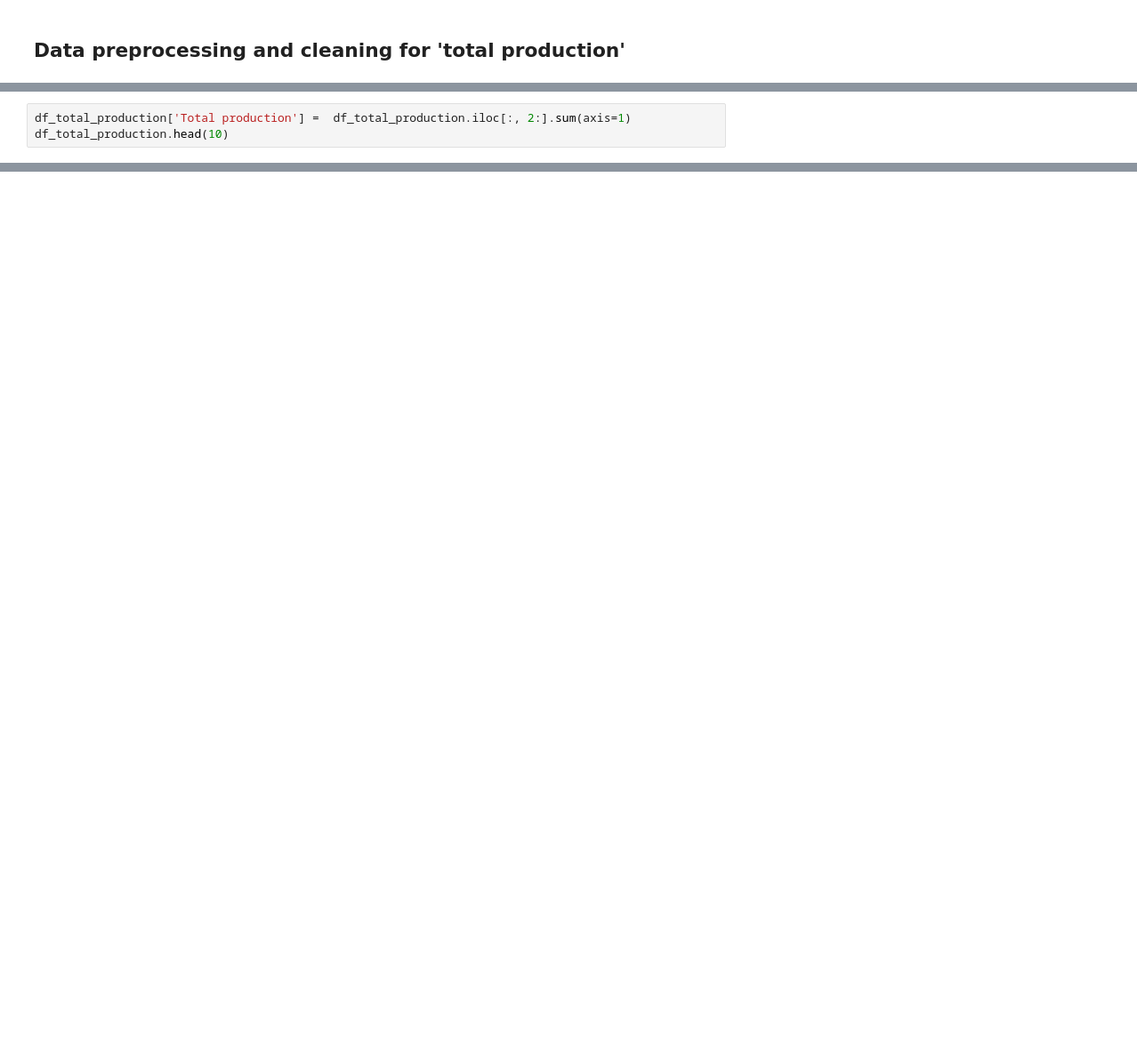
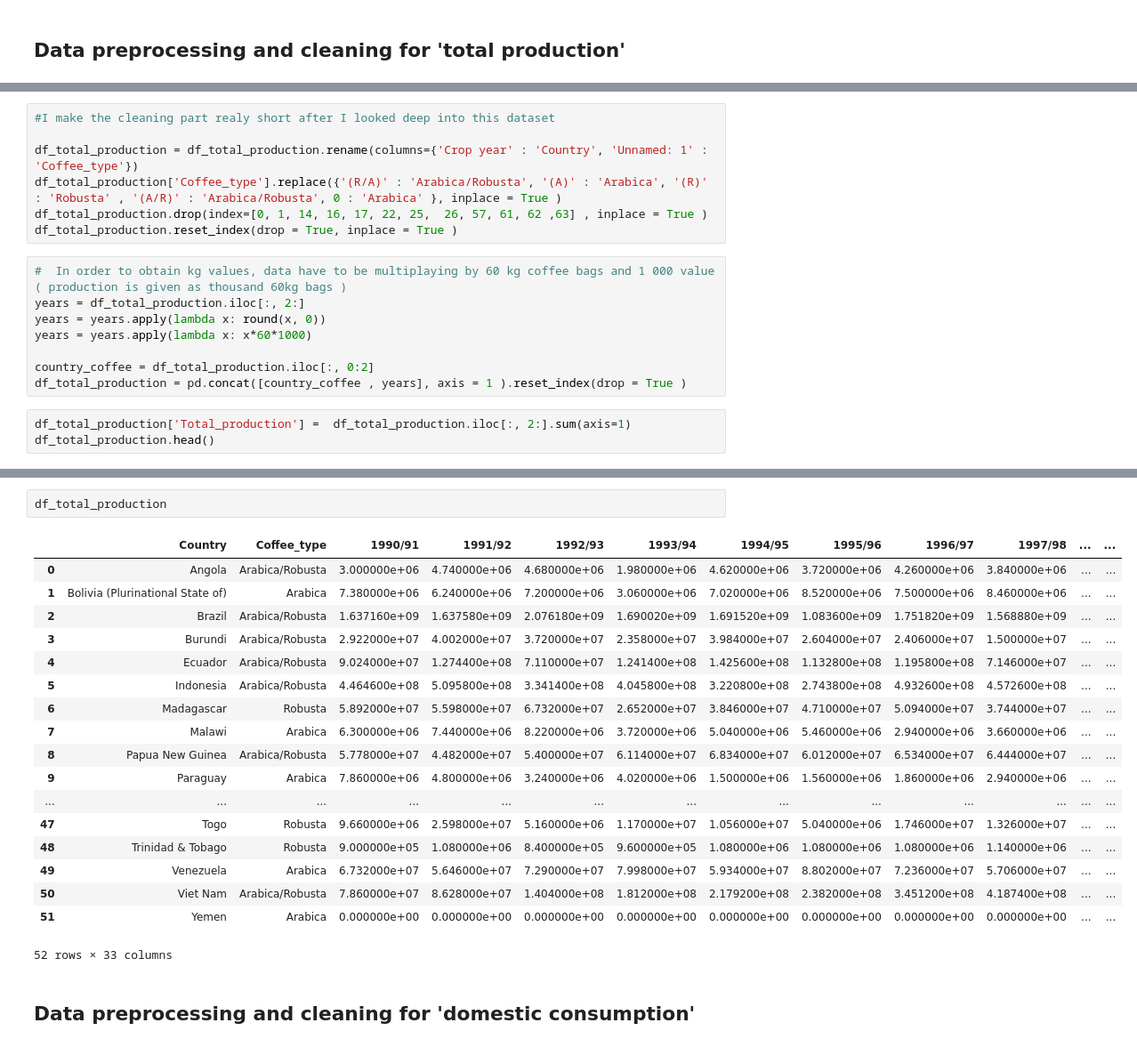
Before and after one commit to pawel-jasnowski/GlobalCoffeeTrade, a Jupyter notebook: coffee_trade.ipynb, the cells around one changed output, grey strips where cells are left out. Shown at 89% size. Cells and saved outputs as stored; diff of their text form; blank space fills up the shorter version.

Commit message:
cleaned datasets

```diff
--- a/coffee_trade.ipynb
+++ b/coffee_trade.ipynb
@@ -213,3 +43,0 @@ df_total_production.head()
-# %%
-df_total_production['Total production'] =  df_total_production.iloc[:, 2:].sum(axis=1)
-df_total_production.head(10)
@@ -227,0 +60,18 @@ df_total_production.head(10)
+# %%
+#I make the cleaning part realy short after I looked deep into this dataset
+
+df_total_production = df_total_production.rename(columns={'Crop year' : 'Country', 'Unnamed: 1' : 'Coffee_type'})
+df_total_production['Coffee_type'].replace({'(R/A)' : 'Arabica/Robusta', '(A)' : 'Arabica', '(R)' : 'Robusta' , '(A/R)' : 'Arabica/Robusta', 0 : 'Arabica' }, inplace = True )
+df_total_production.drop(index=[0, 1, 14, 16, 17, 22, 25,  26, 57, 61, 62 ,63] , inplace = True )
+df_total_production.reset_index(drop = True, inplace = True )
+# %%
+#  In order to obtain kg values, data have to be multiplaying by 60 kg coffee bags and 1 000 value ( production is given as thousand 60kg bags )
+years = df_total_production.iloc[:, 2:]
+years = years.apply(lambda x: round(x, 0))
+years = years.apply(lambda x: x*60*1000)
+
+country_coffee = df_total_production.iloc[:, 0:2]
+df_total_production = pd.concat([country_coffee , years], axis = 1 ).reset_index(drop = True )
+# %%
+df_total_production['Total_production'] =  df_total_production.iloc[:, 2:].sum(axis=1)
+df_total_production.head()
@@ -227,0 +86,23 @@ df_total_production.head(10)
+# %%
+df_total_production
+# %% [output]
+|  | Country | Coffee_type | 1990/91 | 1991/92 | 1992/93 | 1993/94 | 1994/95 | 1995/96 | 1996/97 | 1997/98 | ... | ... |
+| 0 | Angola | Arabica/Robusta | 3.000000e+06 | 4.740000e+06 | 4.680000e+06 | 1.980000e+06 | 4.620000e+06 | 3.720000e+06 | 4.260000e+06 | 3.840000e+06 | ... | ... |
+| 1 | Bolivia (Plurinational State of) | Arabica | 7.380000e+06 | 6.240000e+06 | 7.200000e+06 | 3.060000e+06 | 7.020000e+06 | 8.520000e+06 | 7.500000e+06 | 8.460000e+06 | ... | ... |
+| 2 | Brazil | Arabica/Robusta | 1.637160e+09 | 1.637580e+09 | 2.076180e+09 | 1.690020e+09 | 1.691520e+09 | 1.083600e+09 | 1.751820e+09 | 1.568880e+09 | ... | ... |
+| 3 | Burundi | Arabica/Robusta | 2.922000e+07 | 4.002000e+07 | 3.720000e+07 | 2.358000e+07 | 3.984000e+07 | 2.604000e+07 | 2.406000e+07 | 1.500000e+07 | ... | ... |
+| 4 | Ecuador | Arabica/Robusta | 9.024000e+07 | 1.274400e+08 | 7.110000e+07 | 1.241400e+08 | 1.425600e+08 | 1.132800e+08 | 1.195800e+08 | 7.146000e+07 | ... | ... |
+| 5 | Indonesia | Arabica/Robusta | 4.464600e+08 | 5.095800e+08 | 3.341400e+08 | 4.045800e+08 | 3.220800e+08 | 2.743800e+08 | 4.932600e+08 | 4.572600e+08 | ... | ... |
+| 6 | Madagascar | Robusta | 5.892000e+07 | 5.598000e+07 | 6.732000e+07 | 2.652000e+07 | 3.846000e+07 | 4.710000e+07 | 5.094000e+07 | 3.744000e+07 | ... | ... |
+| 7 | Malawi | Arabica | 6.300000e+06 | 7.440000e+06 | 8.220000e+06 | 3.720000e+06 | 5.040000e+06 | 5.460000e+06 | 2.940000e+06 | 3.660000e+06 | ... | ... |
+| 8 | Papua New Guinea | Arabica/Robusta | 5.778000e+07 | 4.482000e+07 | 5.400000e+07 | 6.114000e+07 | 6.834000e+07 | 6.012000e+07 | 6.534000e+07 | 6.444000e+07 | ... | ... |
+| 9 | Paraguay | Arabica | 7.860000e+06 | 4.800000e+06 | 3.240000e+06 | 4.020000e+06 | 1.500000e+06 | 1.560000e+06 | 1.860000e+06 | 2.940000e+06 | ... | ... |
+| ... | ... | ... | ... | ... | ... | ... | ... | ... | ... | ... | ... | ... |
+| 47 | Togo | Robusta | 9.660000e+06 | 2.598000e+07 | 5.160000e+06 | 1.170000e+07 | 1.056000e+07 | 5.040000e+06 | 1.746000e+07 | 1.326000e+07 | ... | ... |
+| 48 | Trinidad & Tobago | Robusta | 9.000000e+05 | 1.080000e+06 | 8.400000e+05 | 9.600000e+05 | 1.080000e+06 | 1.080000e+06 | 1.080000e+06 | 1.140000e+06 | ... | ... |
+| 49 | Venezuela | Arabica | 6.732000e+07 | 5.646000e+07 | 7.290000e+07 | 7.998000e+07 | 5.934000e+07 | 8.802000e+07 | 7.236000e+07 | 5.706000e+07 | ... | ... |
+| 50 | Viet Nam | Arabica/Robusta | 7.860000e+07 | 8.628000e+07 | 1.404000e+08 | 1.812000e+08 | 2.179200e+08 | 2.382000e+08 | 3.451200e+08 | 4.187400e+08 | ... | ... |
+| 51 | Yemen | Arabica | 0.000000e+00 | 0.000000e+00 | 0.000000e+00 | 0.000000e+00 | 0.000000e+00 | 0.000000e+00 | 0.000000e+00 | 0.000000e+00 | ... | ... |
+52 rows × 33 columns
+# %% [markdown]
+## Data preprocessing and cleaning for 'domestic consumption'
```
Also changed, not shown: parts of 42 cells of this notebook, 5 other files.
